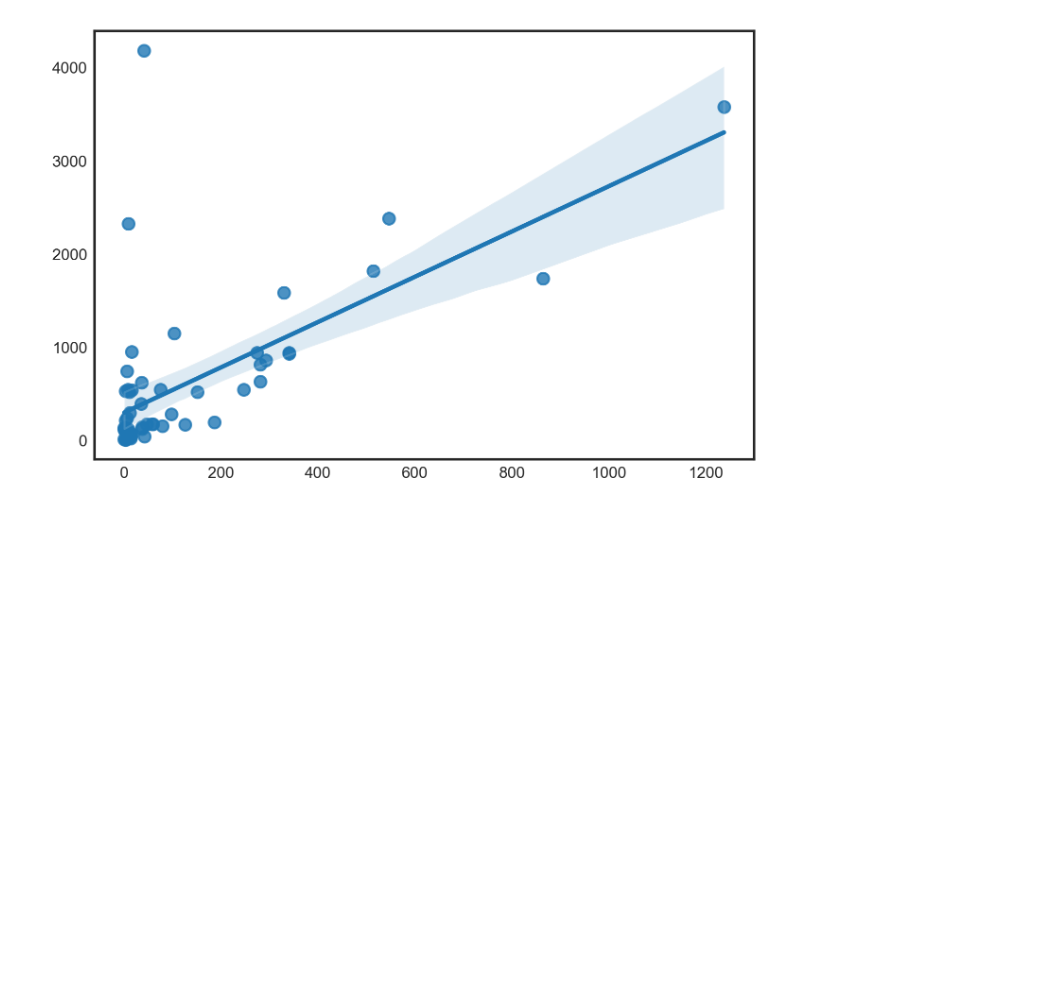
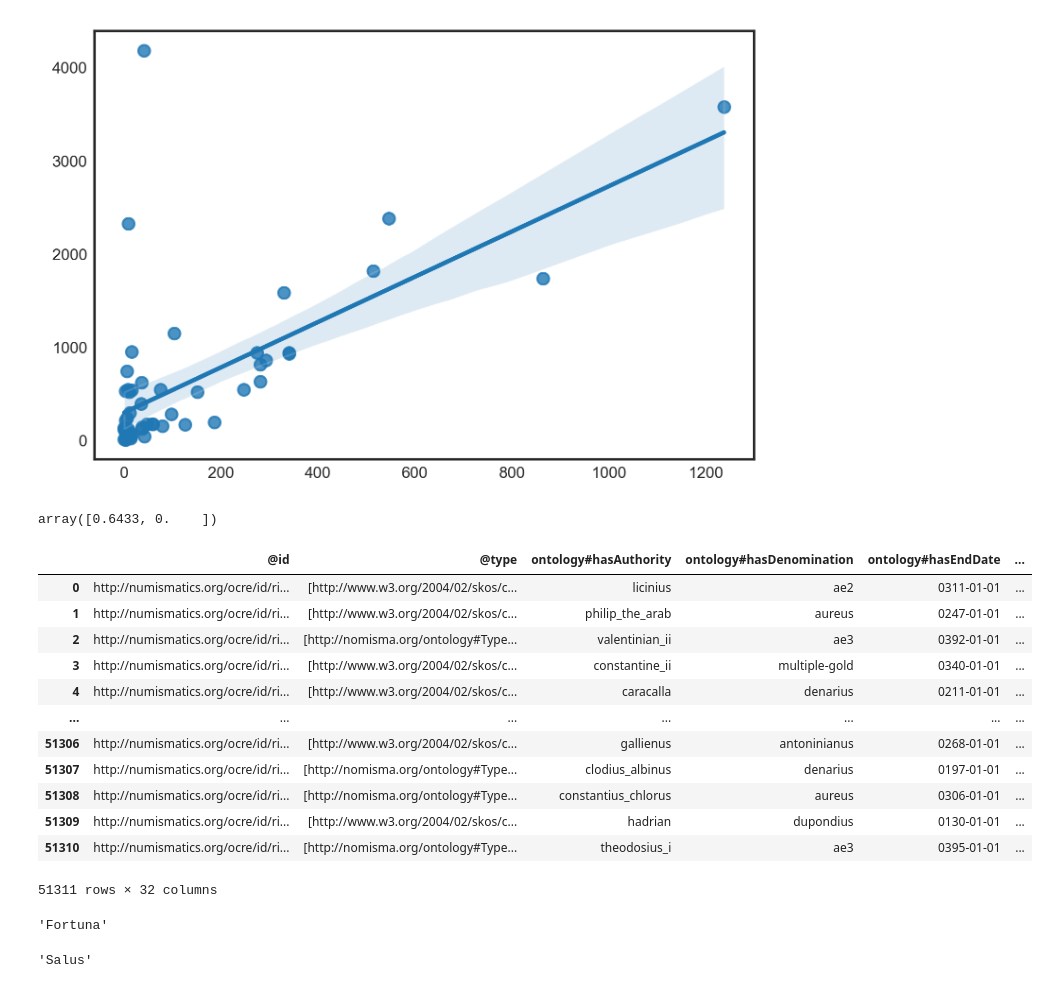
Before and after one commit to sdam-au/coins, a Jupyter notebook: scripts/3_coins_temporal_explorations.ipynb, the cells around one changed output. Drawn from its saved outputs; the diff is of its cells as text; code cells hidden in the pictures; blank space fills up the shorter version.

Commit message:
entities extracted

```diff
--- a/scripts/3_coins_temporal_explorations.ipynb
+++ b/scripts/3_coins_temporal_explorations.ipynb
@@ -180,3 +198,23 @@ sns.regplot(x=xs, y=ys)
 # %% [output]
 <AxesSubplot:>
 [figure]
+# %%
+np.array(pearsonr(xs, ys)).round(4)
+# %% [output]
+array([0.6433, 0.    ])
+# %%
+coins
+# %% [output]
+|  | @id | @type | ontology#hasAuthority | ontology#hasDenomination | ontology#hasEndDate | ... |
+| 0 | http://numismatics.org/ocre/id/ri... | [http://www.w3.org/2004/02/skos/c... | licinius | ae2 | 0311-01-01 | ... |
+| 1 | http://numismatics.org/ocre/id/ri... | [http://www.w3.org/2004/02/skos/c... | philip_the_arab | aureus | 0247-01-01 | ... |
+| 2 | http://numismatics.org/ocre/id/ri... | [http://nomisma.org/ontology#Type... | valentinian_ii | ae3 | 0392-01-01 | ... |
+| 3 | http://numismatics.org/ocre/id/ri... | [http://www.w3.org/2004/02/skos/c... | constantine_ii | multiple-gold | 0340-01-01 | ... |
+| 4 | http://numismatics.org/ocre/id/ri... | [http://www.w3.org/2004/02/skos/c... | caracalla | denarius | 0211-01-01 | ... |
+| ... | ... | ... | ... | ... | ... | ... |
+| 51306 | http://numismatics.org/ocre/id/ri... | [http://www.w3.org/2004/02/skos/c... | gallienus | antoninianus | 0268-01-01 | ... |
+| 51307 | http://numismatics.org/ocre/id/ri... | [http://nomisma.org/ontology#Type... | clodius_albinus | denarius | 0197-01-01 | ... |
+| 51308 | http://numismatics.org/ocre/id/ri... | [http://nomisma.org/ontology#Type... | constantius_chlorus | aureus | 0306-01-01 | ... |
+| 51309 | http://numismatics.org/ocre/id/ri... | [http://www.w3.org/2004/02/skos/c... | hadrian | dupondius | 0130-01-01 | ... |
+| 51310 | http://numismatics.org/ocre/id/ri... | [http://nomisma.org/ontology#Type... | theodosius_i | ae3 | 0395-01-01 | ... |
+51311 rows × 32 columns
@@ -182,0 +232,8 @@ sns.regplot(x=xs, y=ys)
+# %%
+extract_entity(test1)
+# %% [output]
+'Fortuna'
+# %%
+extract_entity(test2)
+# %% [output]
+'Salus'
```
Also changed, not shown: parts of 18 cells of this notebook, 2 other files.
